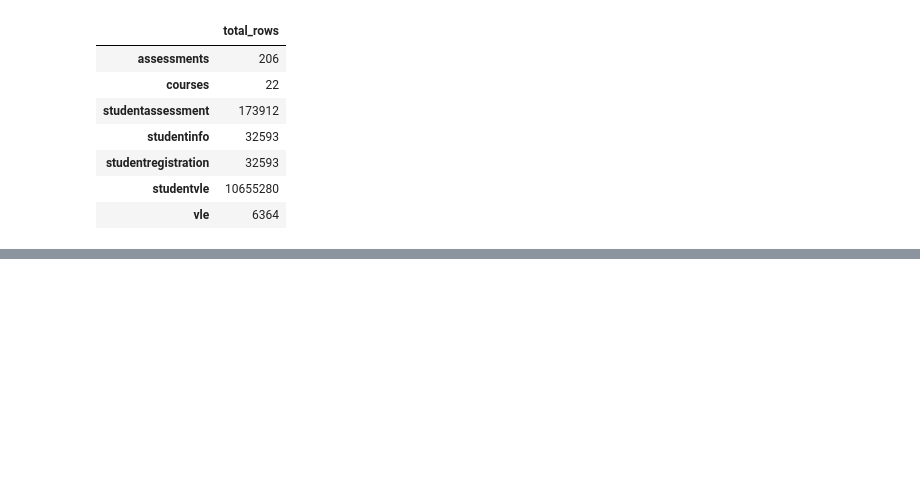
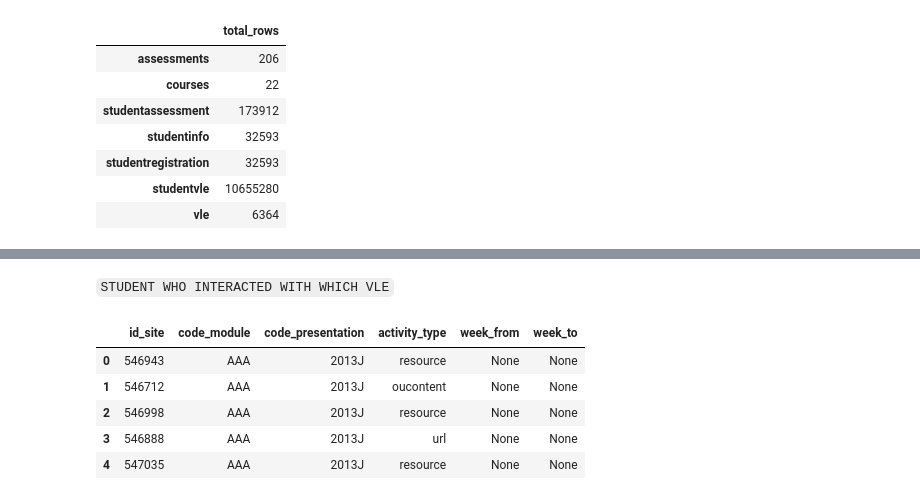
Before and after one commit to IamRaNo/Portfolio-Projects-Repository, a Jupyter notebook: Open University Dataset/Solutions/understanding_the_data.ipynb, the cells around one changed output, grey strips where cells are left out. Saved outputs shown, nothing was run; the diff lists cells and outputs as text; code cells hidden in the pictures; blank space fills up the shorter version.

```diff
--- a/Open University Dataset/Solutions/understanding_the_data.ipynb
+++ b/Open University Dataset/Solutions/understanding_the_data.ipynb
@@ -113,0 +212,11 @@ pd.DataFrame.from_dict(df,orient='index',columns=['total_rows'])
+# %% [markdown]
+`STUDENT WHO INTERACTED WITH WHICH VLE`
+# %%
+select('vle')
+# %% [output]
+|  | id_site | code_module | code_presentation | activity_type | week_from | week_to |
+| 0 | 546943 | AAA | 2013J | resource | None | None |
+| 1 | 546712 | AAA | 2013J | oucontent | None | None |
+| 2 | 546998 | AAA | 2013J | resource | None | None |
+| 3 | 546888 | AAA | 2013J | url | None | None |
+| 4 | 547035 | AAA | 2013J | resource | None | None |
```
Also changed, not shown: parts of 23 cells of this notebook.
